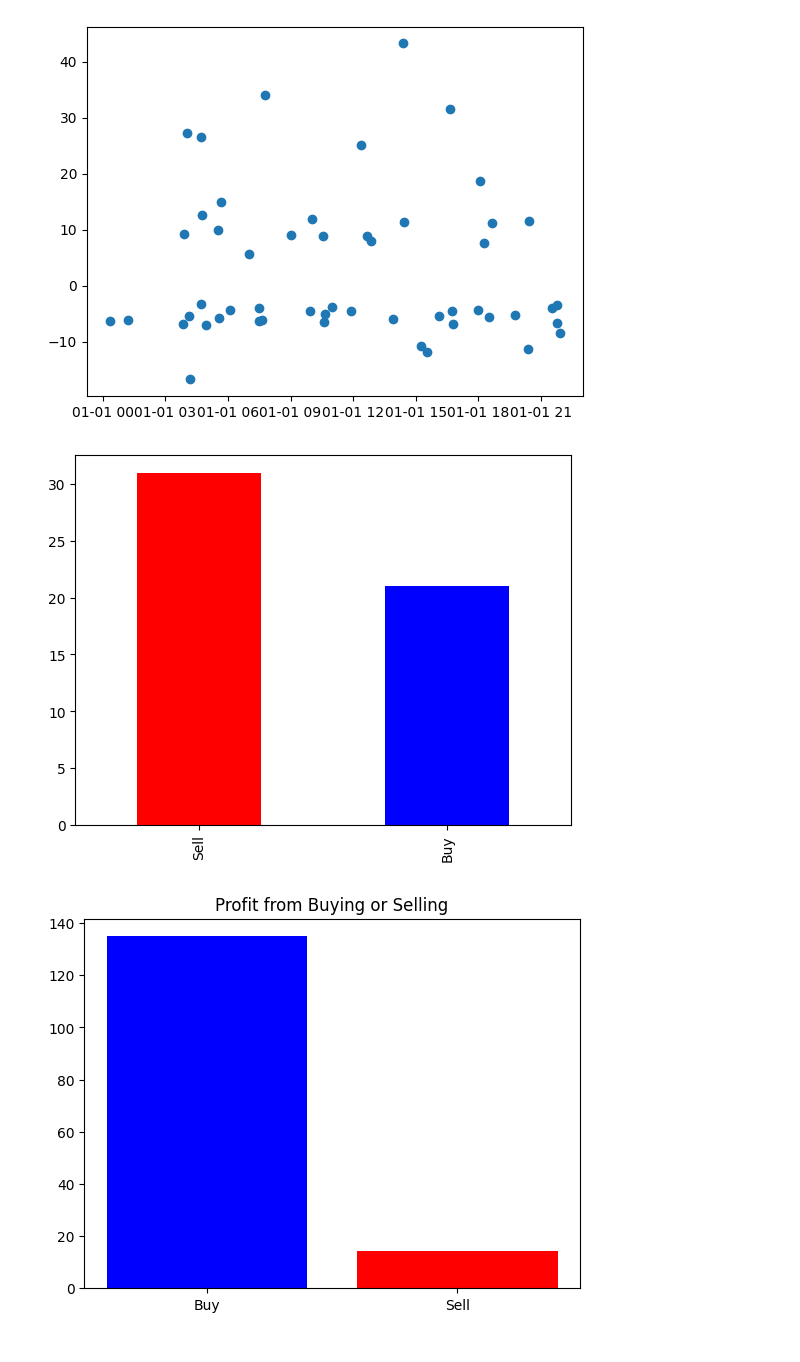
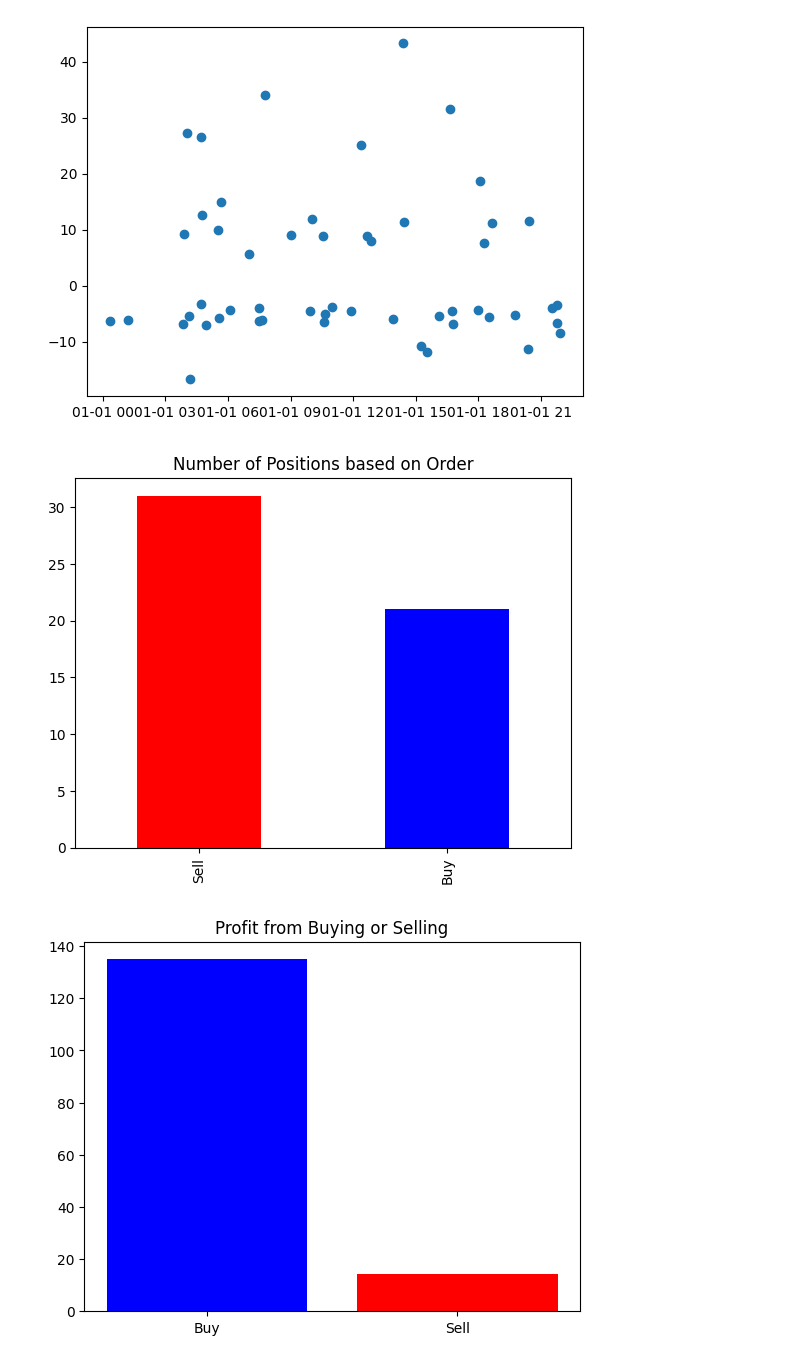
Before and after one commit to ToluPaul/forex, a Jupyter notebook: forex_pred.ipynb, the cells around one changed output. Drawn from its saved outputs; the diff is of its cells as text; code cells hidden in the pictures.

```diff
--- a/forex_pred.ipynb
+++ b/forex_pred.ipynb
@@ -250,9 +249,10 @@ plt.show()
 [figure]
 # %%
 vix['Action'].value_counts().plot(kind = 'bar', color = ['red', 'blue'])
+plt.title('Number of Positions based on Order')
 plt.show()
 # %% [output]
-[figure, old version]
+[figure, new version]
 # %%
 action_cost = vix[['Action', 'cost' ]].groupby(['Action']).agg('sum').reset_index()
 plt.bar('Action', 'cost', data = action_cost, color = ['blue', 'red'])
```
Also changed, not shown: parts of 2 cells of this notebook.
